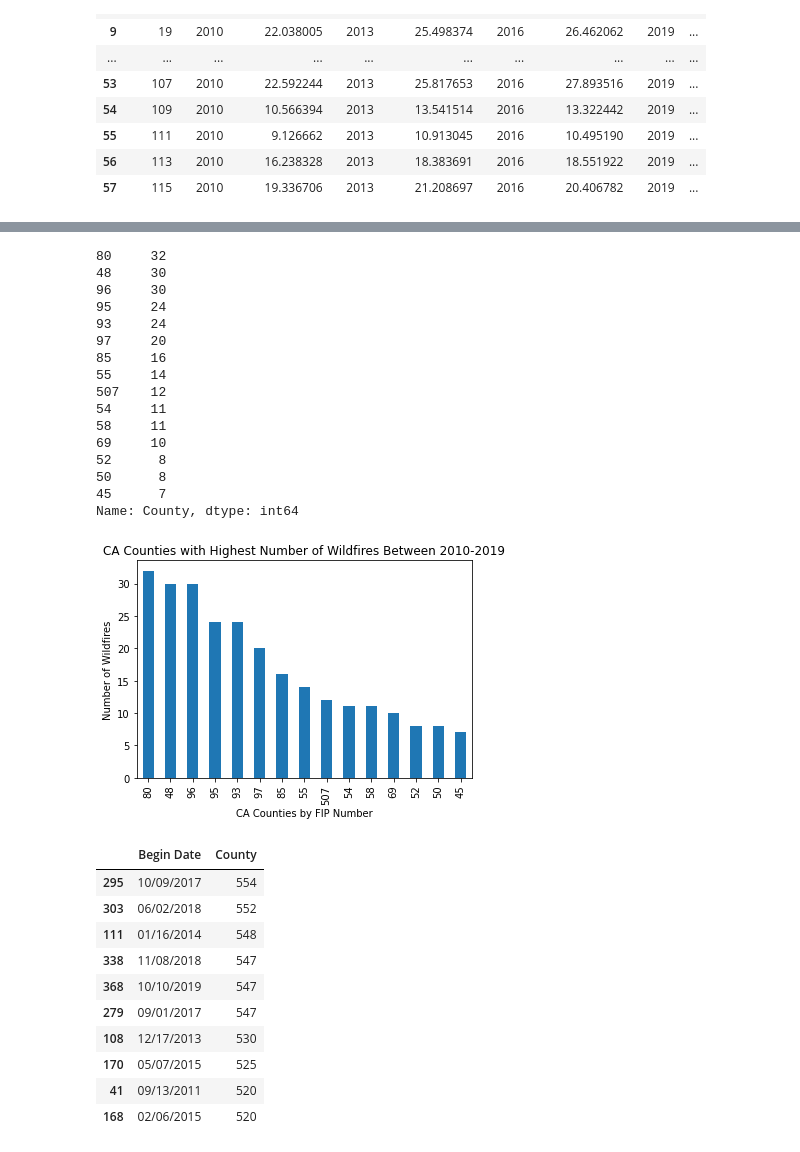
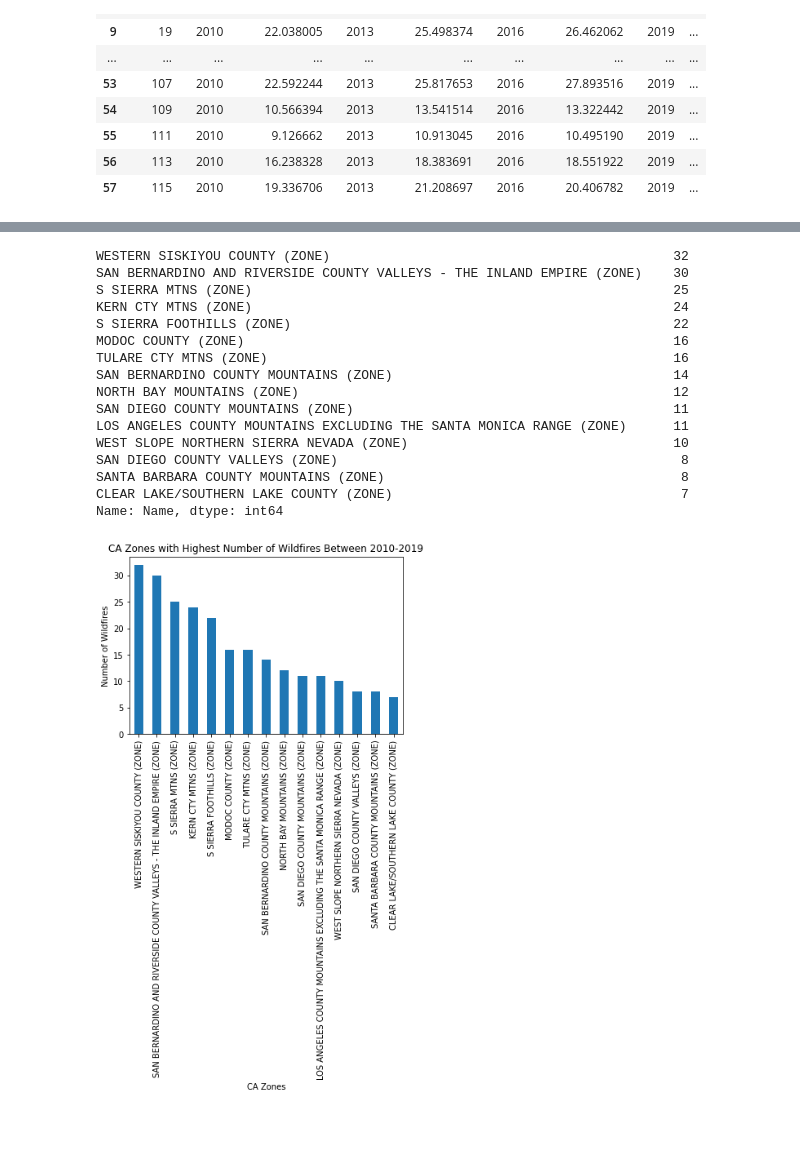
Before and after one commit to jacobdv/extreme-weather, a Jupyter notebook: Comparing income level (poverty level) to economic impact of wildfires.ipynb, the cells around one changed output, grey strips where cells are left out. Drawn from its saved outputs; the diff is of its cells as text; code cells hidden in the pictures; blank space fills up the shorter version.

```diff
--- a/Comparing income level (poverty level) to economic impact of wildfires.ipynb
+++ b/Comparing income level (poverty level) to economic impact of wildfires.ipynb
@@ -113,50 +169,39 @@ wildfire_df.drop(['ABSOLUTE_ROWNUMBER', 'BEGIN_AZIMUTH', 'BEGIN_LAT', 'BEGIN_LOC
                'CZ_TIMEZONE', 'CZ_TYPE', 'DAMAGE_CROPS_NUM', 'DAMAGE_PROPERTY_NUM', 'DEATHS_DIRECT', 'DEATHS_INDIRECT',
                 'END_AZIMUTH', 'END_LAT', 'END_LOCATION', 'END_LON', 'END_RANGE', 'EPISODE_ID', 'EVENT_ID', 'EVENT_TYPE',
                 'FLOOD_CAUSE', 'INJURIES_DIRECT', 'INJURIES_INDIRECT', 'MAGNITUDE', 'MAGNITUDE_TYPE', 'TOR_LENGTH', 'TOR_WIDTH',
-               'TOR_F_SCALE', 'STATE_ABBR', 'WFO', 'SOURCE', 'EVENT_NARRATIVE', 'EPISODE_NARRATIVE', "CZ_NAME_STR"], axis=1, inplace=True)
+               'TOR_F_SCALE', 'STATE_ABBR', 'WFO', 'SOURCE', 'EVENT_NARRATIVE', 'EPISODE_NARRATIVE'], axis=1, inplace=True)
 # %%
-wildfire_df.rename(columns = {"BEGIN_DATE": "Begin Date", "CZ_FIPS" : "County"}, inplace=True)
+wildfire_df.rename(columns = {"BEGIN_DATE": "Begin Date", "CZ_FIPS" : "County", "CZ_NAME_STR" : "Name"}, inplace=True)
 # %%
-wildfire_county_counts = wildfire_df['County'].value_counts()
+wildfire_county_counts = wildfire_df['Name'].value_counts()
 wildfire_county_counts = wildfire_county_counts.head(15)
 wildfire_county_counts
 # %% [output]
-80     32
-48     30
-96     30
-95     24
-93     24
-97     20
-85     16
-55     14
-507    12
-54     11
-58     11
-69     10
-52      8
-50      8
-45      7
-Name: County, dtype: int64
+WESTERN SISKIYOU COUNTY (ZONE)                                            32
+SAN BERNARDINO AND RIVERSIDE COUNTY VALLEYS - THE INLAND EMPIRE (ZONE)    30
+S SIERRA MTNS (ZONE)                                                      25
+KERN CTY MTNS (ZONE)                                                      24
+S SIERRA FOOTHILLS (ZONE)                                                 22
+MODOC COUNTY (ZONE)                                                       16
+TULARE CTY MTNS (ZONE)                                                    16
+SAN BERNARDINO COUNTY MOUNTAINS (ZONE)                                    14
+NORTH BAY MOUNTAINS (ZONE)                                                12
+SAN DIEGO COUNTY MOUNTAINS (ZONE)                                         11
+LOS ANGELES COUNTY MOUNTAINS EXCLUDING THE SANTA MONICA RANGE (ZONE)      11
+WEST SLOPE NORTHERN SIERRA NEVADA (ZONE)                                  10
+SAN DIEGO COUNTY VALLEYS (ZONE)                                            8
+SANTA BARBARA COUNTY MOUNTAINS (ZONE)                                      8
+CLEAR LAKE/SOUTHERN LAKE COUNTY (ZONE)                                     7
+Name: Name, dtype: int64
 # %%
 wildfire_county_counts.plot(kind='bar')
-plt.title("CA Counties with Highest Number of Wildfires Between 2010-2019")
-plt.xlabel("CA Counties by FIP Number")
+plt.title("CA Zones with Highest Number of Wildfires Between 2010-2019")
+plt.xlabel("CA Zones")
 plt.ylabel("Number of Wildfires")
 plt.show()
 # %% [output]
-[figure, old version]
+[figure, new version]
 # %%
 #wildfire_df.sort_values(by=['County'], ascending=False).head(10)
 #wildfire_df.value_counts('County')
+census
-# %% [output]
-|  | Begin Date | County |
-| 295 | 10/09/2017 | 554 |
-| 303 | 06/02/2018 | 552 |
-| 111 | 01/16/2014 | 548 |
-| 338 | 11/08/2018 | 547 |
-| 368 | 10/10/2019 | 547 |
-| 279 | 09/01/2017 | 547 |
-| 108 | 12/17/2013 | 530 |
-| 170 | 05/07/2015 | 525 |
-| 41 | 09/13/2011 | 520 |
-| 168 | 02/06/2015 | 520 |
```
Also changed, not shown: parts of 8 cells of this notebook.
